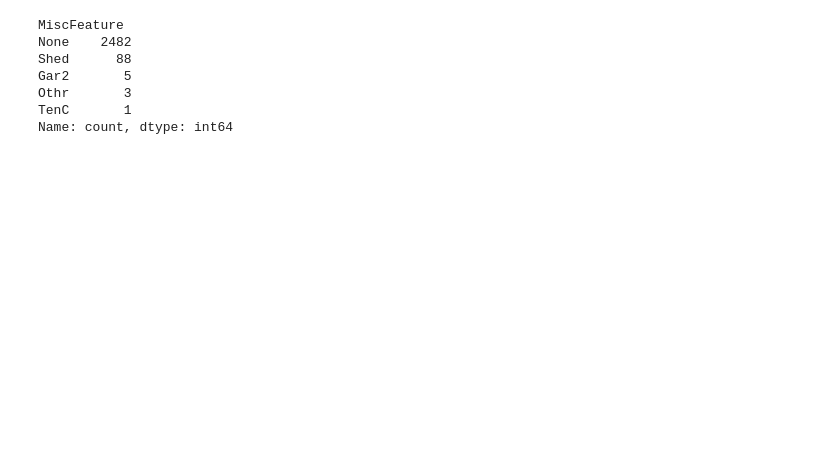
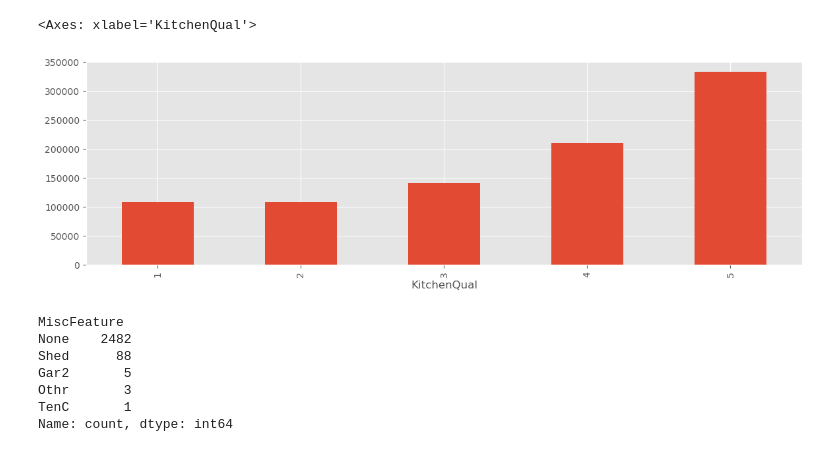
Before and after one commit to Na-ta-lie/Ames-Price-Prediction, a Jupyter notebook: preprocessing.ipynb, the cells around one changed output. Cells and saved outputs as stored; diff of their text form; code cells hidden in the pictures; blank space fills up the shorter version.

```diff
--- a/preprocessing.ipynb
+++ b/preprocessing.ipynb
@@ -148,3 +158,8 @@ housing.groupby(['MiscFeature']).SalePrice.mean().plot(kind='bar', figsize=(14,4
+# %%
+housing.groupby(['KitchenQual']).SalePrice.mean().plot(kind='bar', figsize=(14,4))
+# %% [output]
+<Axes: xlabel='KitchenQual'>
+[figure, added]
 # %%
 housing.MiscFeature.value_counts()
 # %% [output]
```
Also changed, not shown: parts of 3 cells of this notebook, 2 other files.
